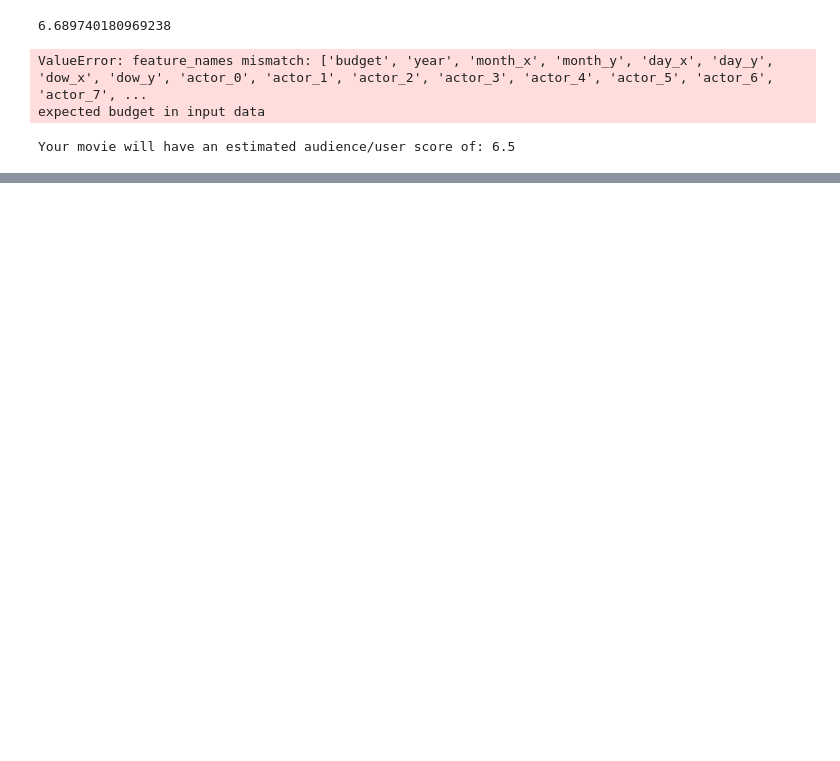
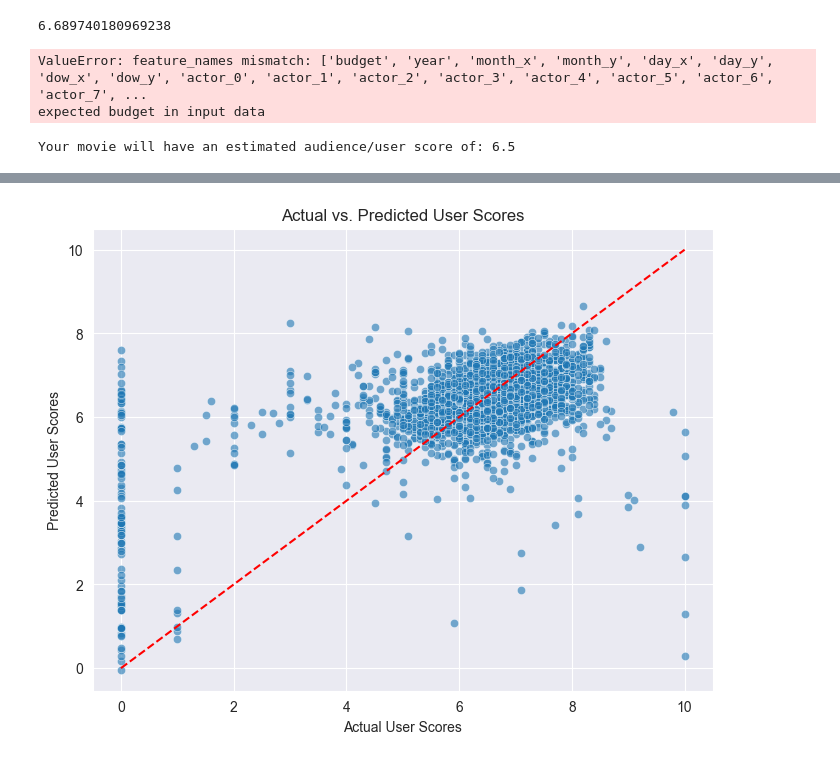
Before and after one commit to CodyGiles/bsc-compsci-capstone, a Jupyter notebook: mainTest.ipynb, the cells around one changed output, grey strips where cells are left out. Saved outputs shown, nothing was run; the diff lists cells and outputs as text; code cells hidden in the pictures; blank space fills up the shorter version.

```diff
--- a/mainTest.ipynb
+++ b/mainTest.ipynb
@@ -315,2 +355,27 @@ v
+# %%
+# Generate predictions
+y_pred = pipeline.predict(X_test)
+
+# Create a DataFrame for easier plotting
+results_df = pd.DataFrame({
+    'Actual': y_test,
+    'Predicted': y_pred
+})
+
+# Scatter plot
+plt.figure(figsize=(8, 6))
+sns.scatterplot(x='Actual', y='Predicted', data=results_df, alpha=0.6)
+
+# Add a reference line y = x (perfect prediction)
+plt.plot([results_df['Actual'].min(), results_df['Actual'].max()],
+         [results_df['Actual'].min(), results_df['Actual'].max()],
+         color='red', linestyle='--')
+
+plt.title('Actual vs. Predicted User Scores')
+plt.xlabel('Actual User Scores')
+plt.ylabel('Predicted User Scores')
+plt.show()
+# %% [output]
+[figure, added]
 # %%
 sns.histplot(df['score'], bins=20)
```
Also changed, not shown: parts of 6 cells of this notebook, 3 other files.
